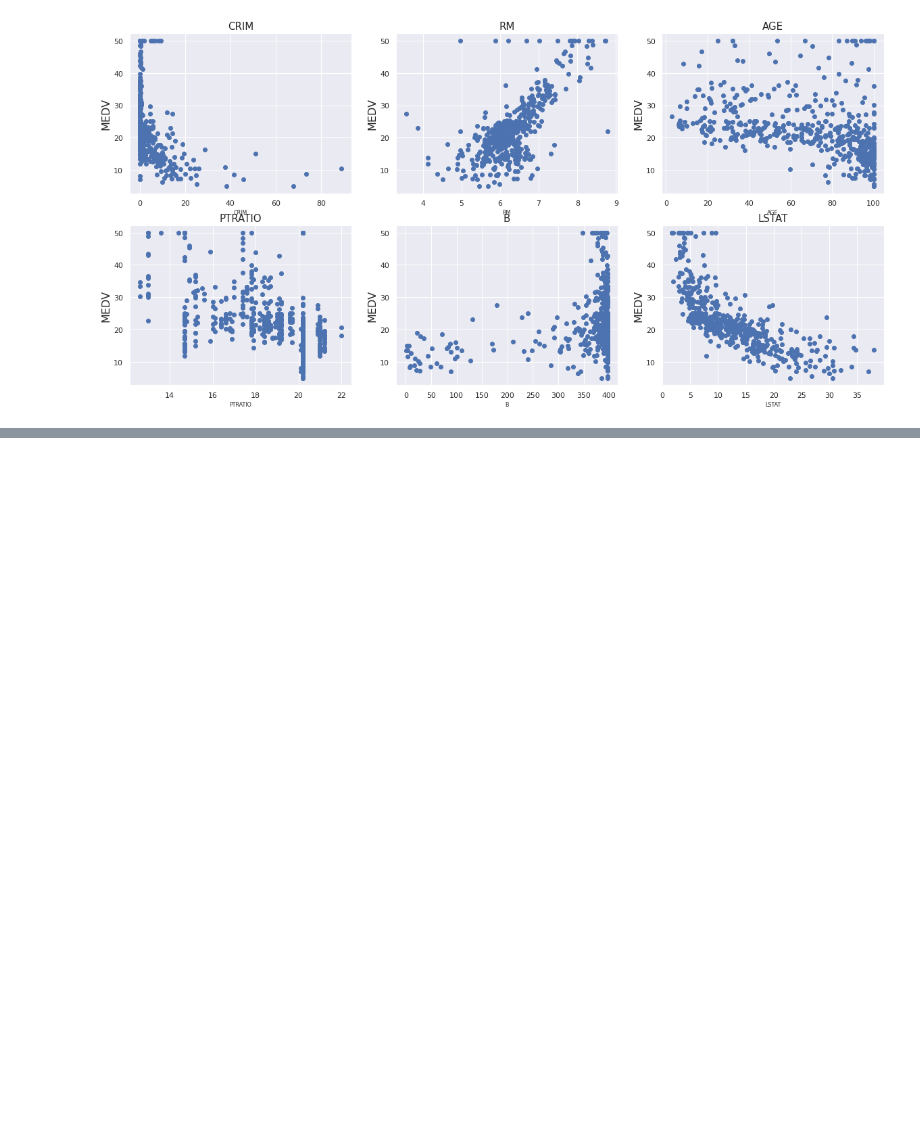
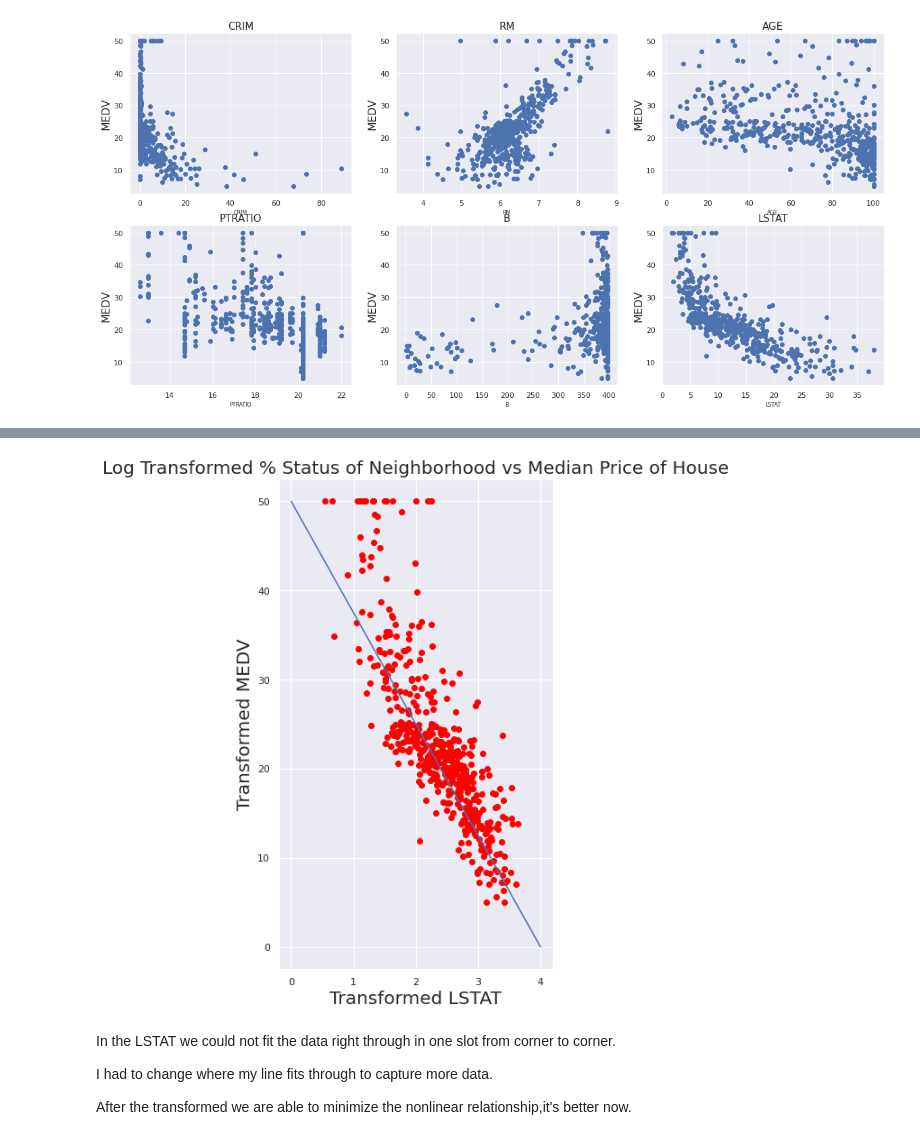
Before and after one commit to pdpranavkumar/Data-Science-Portfolio, a Jupyter notebook: Boston_Housing_Dataset_Linear_Regression.ipynb, the cells around one changed output, grey strips where cells are left out. Cells and saved outputs as stored; diff of their text form; code cells hidden in the pictures; blank space fills up the shorter version.

```diff
--- a/Boston_Housing_Dataset_Linear_Regression.ipynb
+++ b/Boston_Housing_Dataset_Linear_Regression.ipynb
@@ -186,0 +205,23 @@ for index,feature_name in enumerate(features):
+# %%
+# showing plot 2
+plt.subplot(1,2,2)
+plt.scatter(df["LOGLSTAT"], df['MEDV'], color='red')
+plt.title('Log Transformed % Status of Neighborhood vs Median Price of House', fontsize= 20)
+plt.xlabel('Transformed LSTAT',fontsize=20);
+plt.ylabel('Transformed MEDV',fontsize=20);
+plt.plot([0,4],[50,0])
+
+
+#Apply global parameters
+plt.rc('xtick', labelsize=20)
+plt.rc('ytick', labelsize=20)
+
+plt.show()
+# %% [output]
+[figure, added]
+# %% [markdown]
+In the LSTAT we could not fit the data right through in one slot from corner to corner.
+
+I had to change where my line fits through to capture more data.
+
+After the transformed we are able to minimize the nonlinear relationship,it's better now.
```
Also changed, not shown: parts of 6 cells of this notebook.
